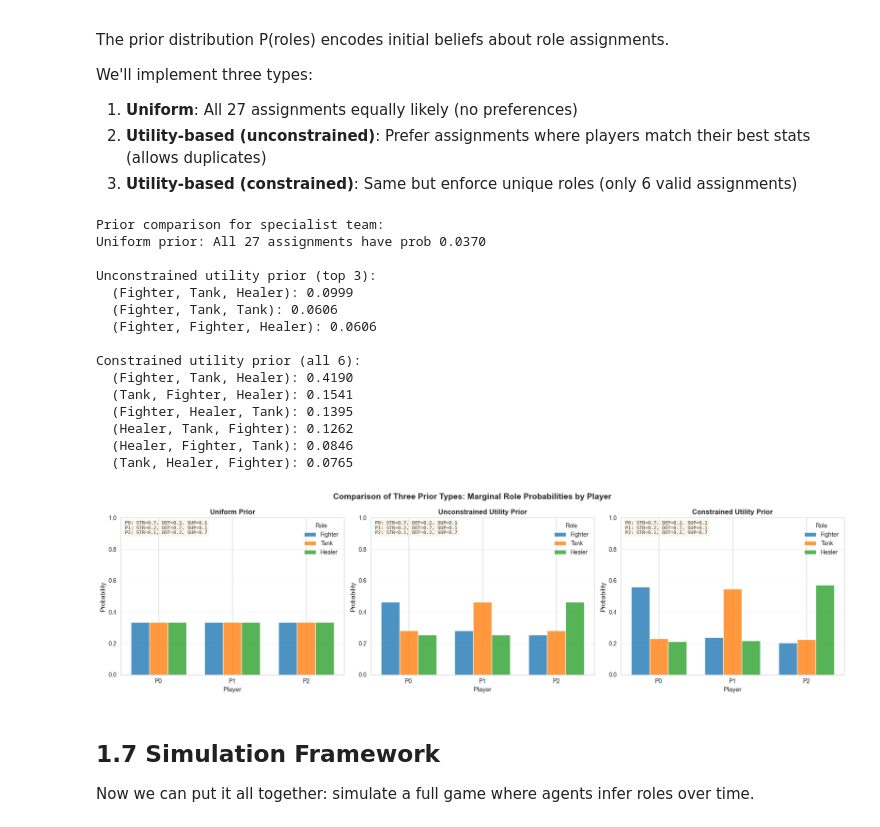
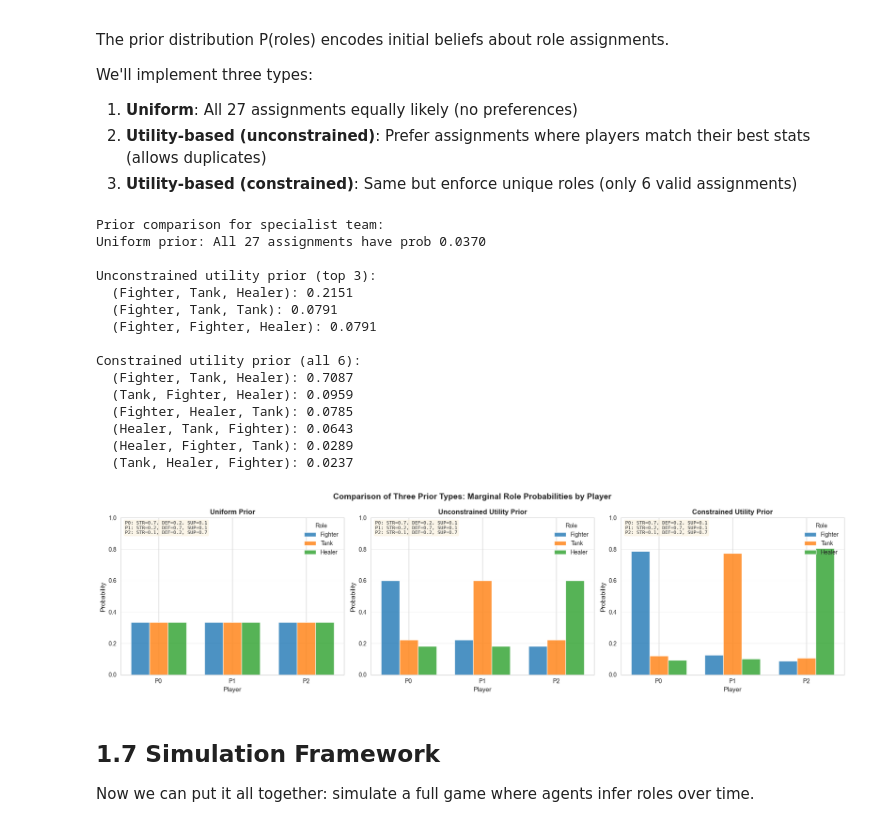
Before and after one commit to jolow99/Rational-Approaches-to-Cooperative-AI, a Jupyter notebook: project/report/RoleCoordinationTutorial.ipynb, the cells around one changed output. Drawn from its saved outputs; the diff is of its cells as text; code cells hidden in the pictures.

```diff
--- a/project/report/RoleCoordinationTutorial.ipynb
+++ b/project/report/RoleCoordinationTutorial.ipynb
@@ -234,7 +234,7 @@ def generate_player_stats(player_id, seed=42, mode='random'):
     random.seed(seed + player_id)
 
     if mode == 'balanced':
-        return np.array([1/3, 1/3, 1/3])
+        return np.array([0.33, 0.33, 0.34])
     elif mode == 'extreme':
         # Put 0.8-0.9 in one stat, split remainder
         dominant_idx = player_id % 3
@@ -522,7 +522,7 @@ def uniform_prior_v1():
     prior = np.ones((3, 3, 3))
     return prior / np.sum(prior)
 
-def utility_based_prior_v1(player_stats_list, temperature=1.0, constrained=False):
+def utility_based_prior_v1(player_stats_list, temperature=0.5, constrained=False):
     """
     Create role prior based on player stats.
 
@@ -563,8 +563,8 @@ example_stats = [
 ]
 
 uniform = uniform_prior_v1()
-utility_uncon = utility_based_prior_v1(example_stats, temperature=1.0, constrained=False)
-utility_con = utility_based_prior_v1(example_stats, temperature=1.0, constrained=True)
+utility_uncon = utility_based_prior_v1(example_stats, temperature=0.5, constrained=False)
+utility_con = utility_based_prior_v1(example_stats, temperature=0.5, constrained=True)
 
 print("\nPrior comparison for specialist team:")
 print(f"Uniform prior: All 27 assignments have prob {float(uniform[0,0,0]):.4f}")
@@ -607,43 +607,43 @@ for ax_idx, (prior, title) in enumerate(priors):
         ax.bar(x + (role_idx - 1) * width, role_probs, width,
                label=role.name, alpha=0.8)
 
     ax.set_xlabel('Player', fontsize=11)
     ax.set_ylabel('Probability', fontsize=11)
     ax.set_title(title, fontsize=12, fontweight='bold')
     ax.set_xticks(x)
     ax.set_xticklabels([f'P{i}' for i in range(3)])
     ax.legend(title='Role', frameon=False)
     ax.set_ylim([0, 1.0])
     ax.grid(True, alpha=0.3, axis='y')
 
     # Add player stats as text
     stats_text = '\n'.join([f'P{i}: STR={example_stats[i][0]:.1f}, DEF={example_stats[i][1]:.1f}, SUP={example_stats[i][2]:.1f}'
                            for i in range(3)])
     ax.text(0.02, 0.98, stats_text, transform=ax.transAxes,
             fontsize=8, verticalalignment='top', family='monospace',
             bbox=dict(boxstyle='round', facecolor='wheat', alpha=0.3))
 
 plt.suptitle('Comparison of Three Prior Types: Marginal Role Probabilities by Player',
              fontsize=14, fontweight='bold')
 plt.tight_layout()
 plt.show()
 # %% [output]
 Prior comparison for specialist team:
 Uniform prior: All 27 assignments have prob 0.0370
 
 Unconstrained utility prior (top 3):
-  (Fighter, Tank, Healer): 0.0999
-  (Fighter, Tank, Tank): 0.0606
-  (Fighter, Fighter, Healer): 0.0606
+  (Fighter, Tank, Healer): 0.2151
+  (Fighter, Tank, Tank): 0.0791
+  (Fighter, Fighter, Healer): 0.0791
 
 Constrained utility prior (all 6):
-  (Fighter, Tank, Healer): 0.4190
-  (Tank, Fighter, Healer): 0.1541
-  (Fighter, Healer, Tank): 0.1395
-  (Healer, Tank, Fighter): 0.1262
-  (Healer, Fighter, Tank): 0.0846
-  (Tank, Healer, Fighter): 0.0765
+  (Fighter, Tank, Healer): 0.7087
+  (Tank, Fighter, Healer): 0.0959
+  (Fighter, Healer, Tank): 0.0785
+  (Healer, Tank, Fighter): 0.0643
+  (Healer, Fighter, Tank): 0.0289
+  (Tank, Healer, Fighter): 0.0237
-[figure, old version]
+[figure, new version]
 # %% [markdown]
 ## 1.7 Simulation Framework
 
```
Also changed, not shown: parts of 6 cells of this notebook.
